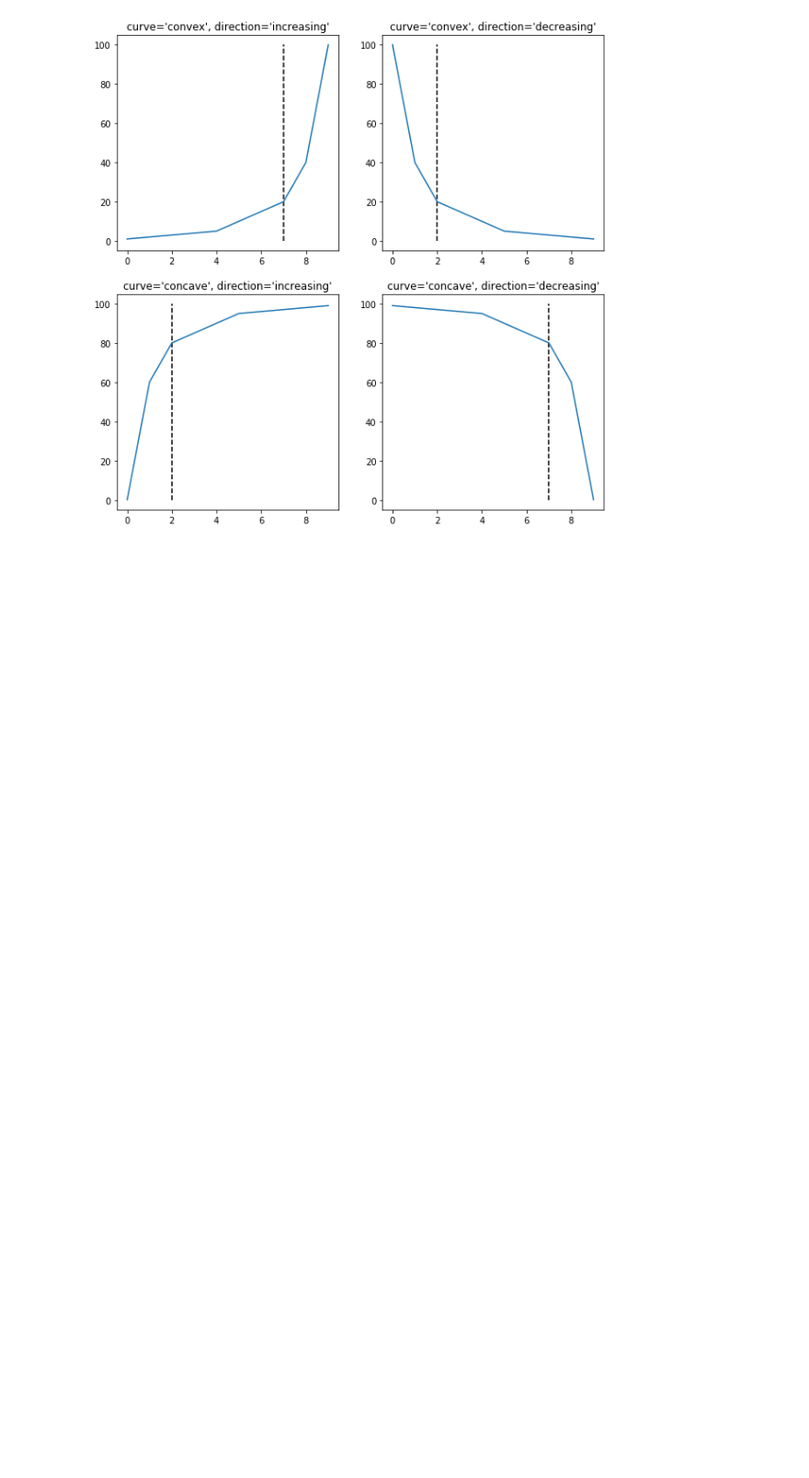
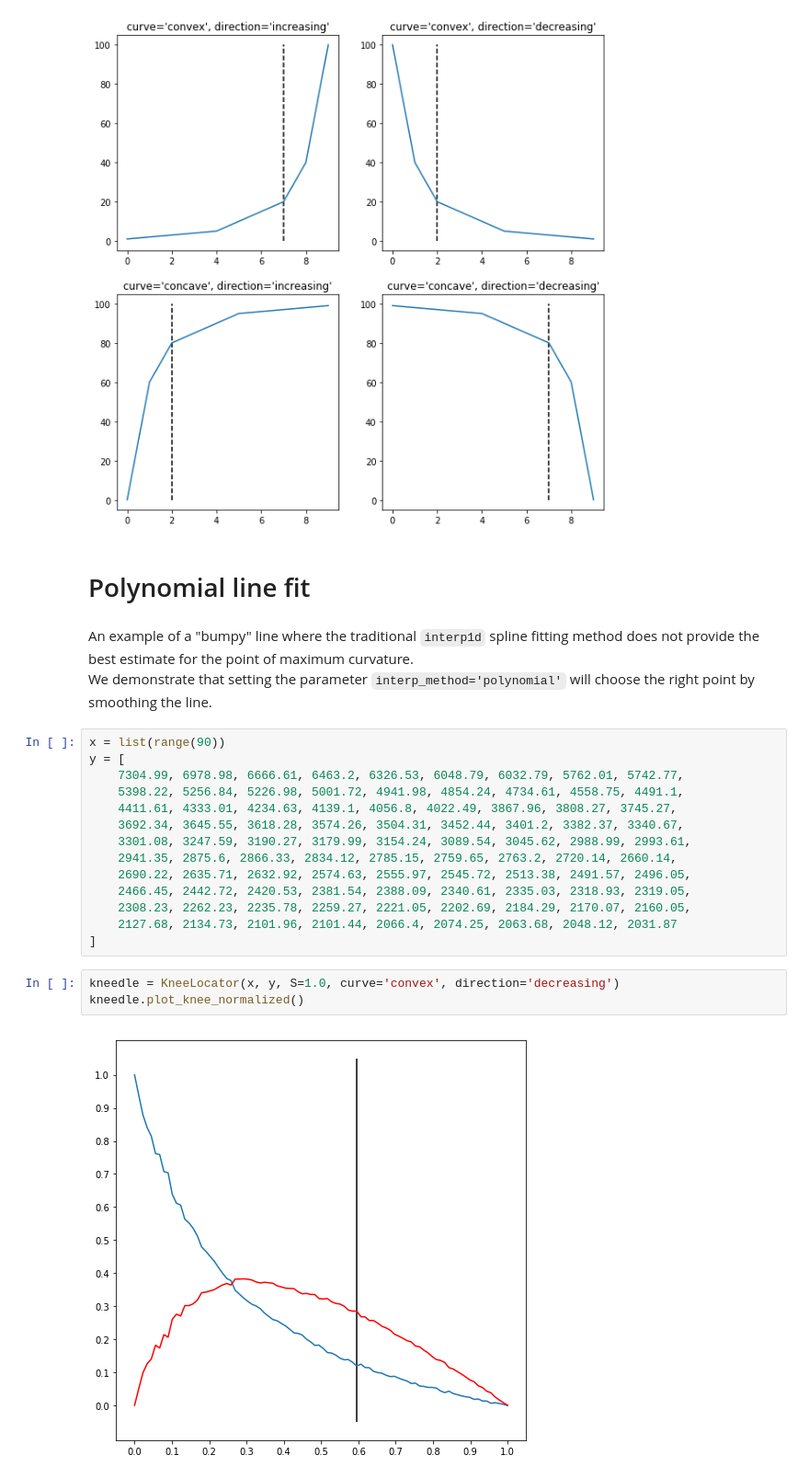
Before and after one commit to arvkevi/kneed, a Jupyter notebook: notebooks/walkthrough.ipynb, the cells around one changed output. Shown: that part at 92% size. Cells and saved outputs as stored; diff of their text form; blank space fills up the shorter version.

Commit message:
add polynomial example to walkthrough.ipynb

```diff
--- a/notebooks/walkthrough.ipynb
+++ b/notebooks/walkthrough.ipynb
@@ -100,3 +100,27 @@ yconcdec.vlines(x=knee_yconcdec, ymin=0, ymax=100, linestyle='--')
 yconcdec.set_title("curve='concave', direction='decreasing'");
 # %% [output]
 [figure]
+# %% [markdown]
+# Polynomial line fit
+# %% [markdown]
+An example of a "bumpy" line where the traditional `interp1d` spline fitting method does not provide the best estimate for the point of maximum curvature.
+We demonstrate that setting the parameter `interp_method='polynomial'` will choose the right point by smoothing the line.
+# %%
+x = list(range(90))
+y = [
+    7304.99, 6978.98, 6666.61, 6463.2, 6326.53, 6048.79, 6032.79, 5762.01, 5742.77,
+    5398.22, 5256.84, 5226.98, 5001.72, 4941.98, 4854.24, 4734.61, 4558.75, 4491.1,
+    4411.61, 4333.01, 4234.63, 4139.1, 4056.8, 4022.49, 3867.96, 3808.27, 3745.27,
+    3692.34, 3645.55, 3618.28, 3574.26, 3504.31, 3452.44, 3401.2, 3382.37, 3340.67,
+    3301.08, 3247.59, 3190.27, 3179.99, 3154.24, 3089.54, 3045.62, 2988.99, 2993.61,
+    2941.35, 2875.6, 2866.33, 2834.12, 2785.15, 2759.65, 2763.2, 2720.14, 2660.14,
+    2690.22, 2635.71, 2632.92, 2574.63, 2555.97, 2545.72, 2513.38, 2491.57, 2496.05,
+    2466.45, 2442.72, 2420.53, 2381.54, 2388.09, 2340.61, 2335.03, 2318.93, 2319.05,
+    2308.23, 2262.23, 2235.78, 2259.27, 2221.05, 2202.69, 2184.29, 2170.07, 2160.05,
+    2127.68, 2134.73, 2101.96, 2101.44, 2066.4, 2074.25, 2063.68, 2048.12, 2031.87
+]
+# %%
+kneedle = KneeLocator(x, y, S=1.0, curve='convex', direction='decreasing')
+kneedle.plot_knee_normalized()
+# %% [output]
+[figure, added]
```
Also changed, not shown: parts of 2 cells of this notebook.
